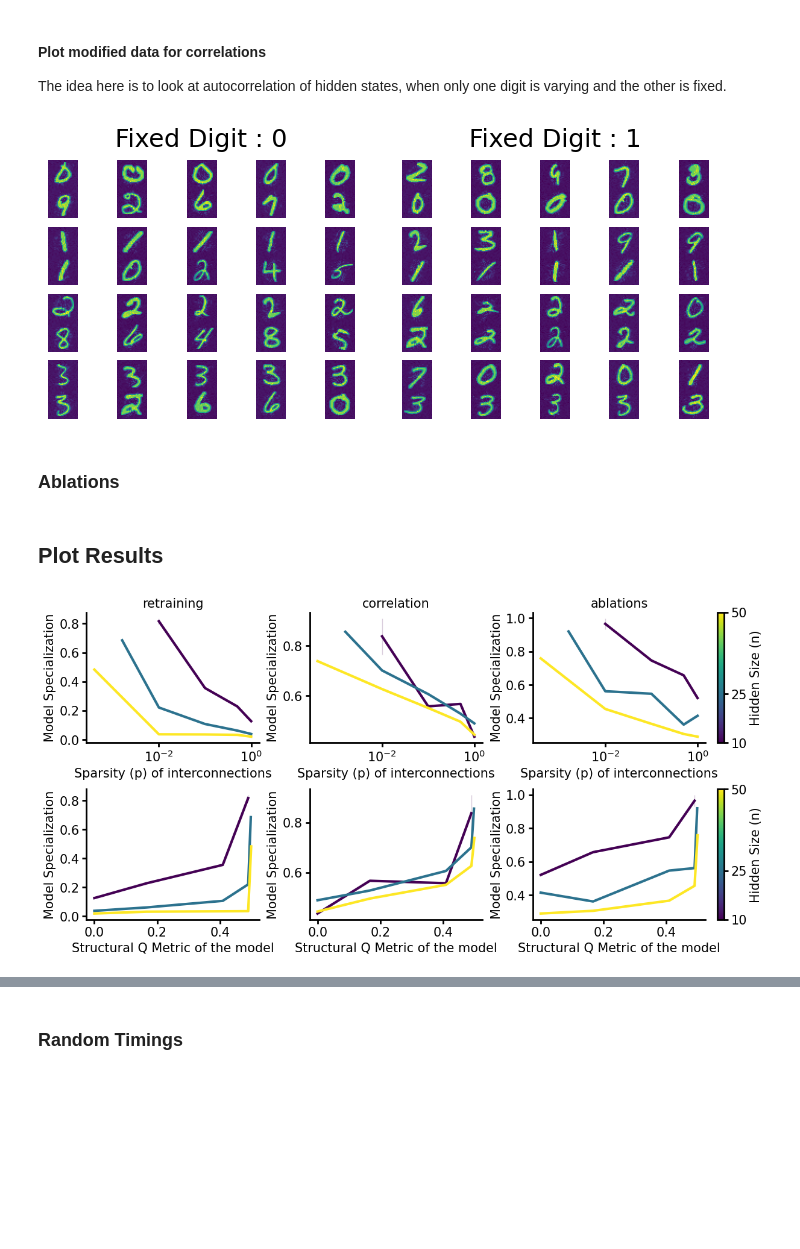
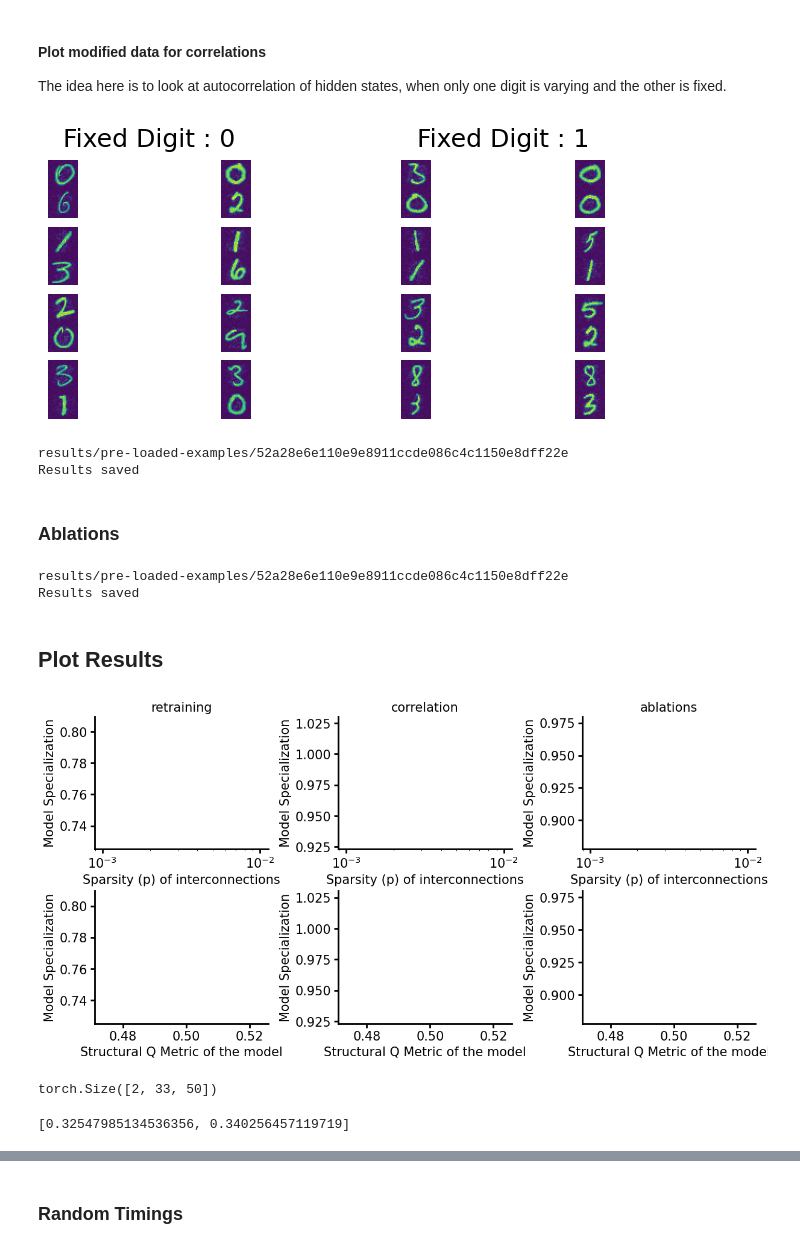
Before and after one commit to GabrielBena/specialization-dynamics, a Jupyter notebook: modular_networks.ipynb, the cells around one changed output, grey strips where cells are left out. Drawn from its saved outputs; the diff is of its cells as text; code cells hidden in the pictures; blank space fills up the shorter version.

```diff
--- a/modular_networks.ipynb
+++ b/modular_networks.ipynb
@@ -33,9 +29,9 @@ use_cuda = torch.cuda.is_available()
 device = torch.device("cuda" if use_cuda else "cpu")
 # %%
 n_modules = 2
-n_classes_per_digit = 10
+n_classes_per_digit = 4
 n_classes = n_classes_per_digit * n_modules
-nb_steps = 5
+nb_steps = 2
 
 data_config = {
     # ------ Change if needed------
@@ -50,9 +46,10 @@ data_config = {
     # cov ratio : controls the probabilty of seeing D1 == D2, default = 1 (chance probability)
     "cov_ratio": 1,
     # noise ratio : controls the ammount of noise added to the input , default = 0.4
-    "noise_ratio": 0.4,
+    "noise_ratio": 0.2,
     # random start : add stochasticity by having input start at random times from pure noise, default = False
     "random_start": False,
+    "fix_asym": True,
     # --------------------------
 }
 # %%
@@ -94,8 +91,9 @@ from dynspec.training import train_community, get_acc, get_loss
 from dynspec.experiment import Experiment
 # %%
 # feel free to try other tasks, such as 'sum' or 'bitxor'
-task = "parity-digits-both"
+task = "parity-digits"
 # task = 'sum'
+# task = "bitxor"
 
 modules_config = {
     "n_modules": 2,
@@ -104,12 +102,12 @@ modules_config = {
     "dropout": 0.0,
     "cell_type": str(RNN),
 }
-connections_config = {"sparsity": None}  # Will be changed later
+connections_config = {"sparsity": None, "binary" : True}  # Will be changed later
 input_config = {"input_size": data_config["input_size"] ** 2, "common_input": False}
-optim_config = {"lr": 1e-3, "weight_decay": 1e-5}
+optim_config = {"lr": 1e-3, "weight_decay": 1e-5, "gamma":0.95}
 readout_config = {"common_readout": False}
 decision = ["last", "max"]
-training_config = {"n_epochs": 30, "task": task}
+training_config = {"n_epochs": 100, "task": task}
 
 default_config = {
     "modules": modules_config,
@@ -122,15 +120,16 @@ default_config = {
     "optim": optim_config,
 }
 # %%
-# We look at networks of 1 or 3 different sizes and 5 sparsity levels
-n_hiddens = [25]
+# We look at networks of 1 or 3 different sizes and 5 sparsity levels. The following parameters come with pre-loaded examples
+n_hiddens = [10]
 # n_hiddens = [10, 25, 50]
 # Negative values for the sparsity field directly specify number of connections (irrelevant of the hidden size) : eg -1 means exactly 1 connection
-sparsities = [-1, 1e-2, 1e-1, 0.5, 1.0]
+# sparsities = [-1, 1e-2, 1e-1, 0.5, 1.0]
+sparsities = [-1]
 varying_params = {"hidden_size": n_hiddens, "sparsity": sparsities}
 # %%
 # Save yourself some training time by pre-loading the results, or check out training by yourself. On a gpu, it should take about 5 minutes per model (for 30 epochs)
 experiment = Experiment(
-    default_config, varying_params, load_save=True, n_tests=1, device=device
+    default_config, varying_params, load_save=False, n_tests=1, device=device
 )
 # %% [output]
@@ -173,28 +227,37 @@ The idea here is to look at autocorrelation of hidden states, when only one digi
 # %%
 data, target = next(iter(loaders[0]))
 data = process_data(data, data_config)[0]
 fig = plt.figure(figsize=(7, 3), constrained_layout=True)
 subfigs = fig.subfigures(1, 2)
 for fixed, subfig in enumerate(subfigs):
     f_datas = fixed_information_data(data, target, fixed=fixed)
     axs = subfig.subplots(len(f_datas[:4]), nb_steps)
     subfig.suptitle(f"Fixed Digit : {fixed}")
     for axs_t, f_d in zip(axs, f_datas):
-        [ax.imshow(d[i].reshape(2*28, 28)) for i, (ax, d) in enumerate(zip(axs_t, f_d))]
+        [
+            ax.imshow(d[i].reshape(2 * 28, 28))
+            for i, (ax, d) in enumerate(zip(axs_t, f_d))
+        ]
         [ax.axis("off") for ax in axs_t]
 # %% [output]
-[figure, old version]
+[figure, new version]
 # %%
-if (not experiment.loaded) or (not 'correlations' in experiment.results.columns):
+if (not experiment.loaded) or (not "correlations" in experiment.results.columns):
     experiment.compute_correlations(loaders, save=True)
+# %% [output]
+results/pre-loaded-examples/52a28e6e110e9e8911ccde086c4c1150e8dff22e
+Results saved
 # %% [markdown]
 ### Ablations
 # %%
-if (not experiment.loaded) or (not 'ablations' in experiment.results.columns):
+if (not experiment.loaded) or (not "ablations" in experiment.results.columns):
     experiment.compute_ablations(loaders, save=True)
+# %% [output]
+results/pre-loaded-examples/52a28e6e110e9e8911ccde086c4c1150e8dff22e
+Results saved
 # %% [markdown]
 ## Plot Results
 # %%
 metric_data = plot_metric_results(experiment)
 # %% [output]
-[figure, old version]
+[figure, new version]
@@ -200,0 +277,4 @@ metric_data = plot_metric_results(experiment)
+# %%
+states[0].shape
+# %% [output]
+torch.Size([2, 33, 50])
@@ -200,0 +292,4 @@ metric_data = plot_metric_results(experiment)
+# %%
+mean_ckas
+# %% [output]
+[0.32547985134536356, 0.340256457119719]
```
Also changed, not shown: parts of 27 cells of this notebook, 8 other files.
